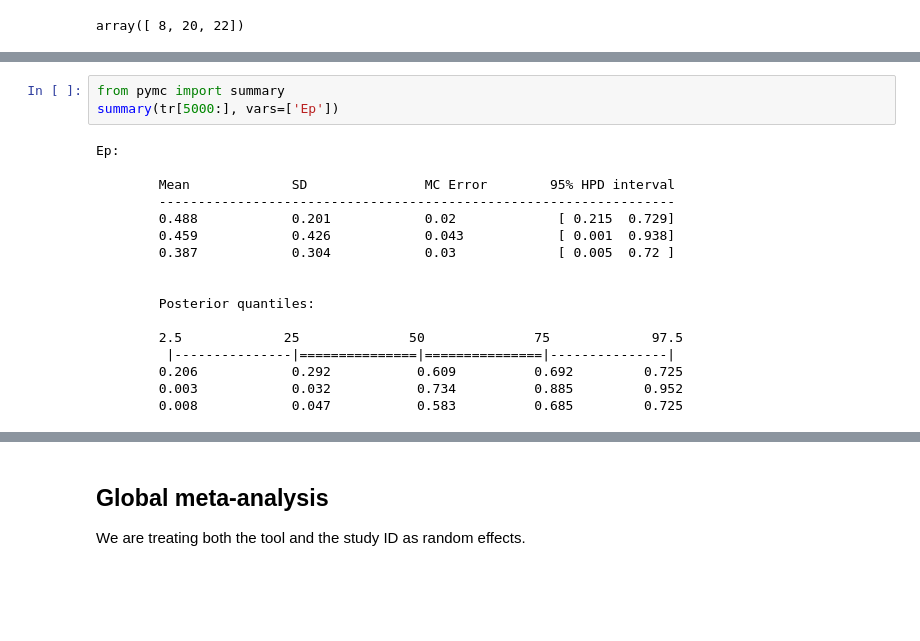
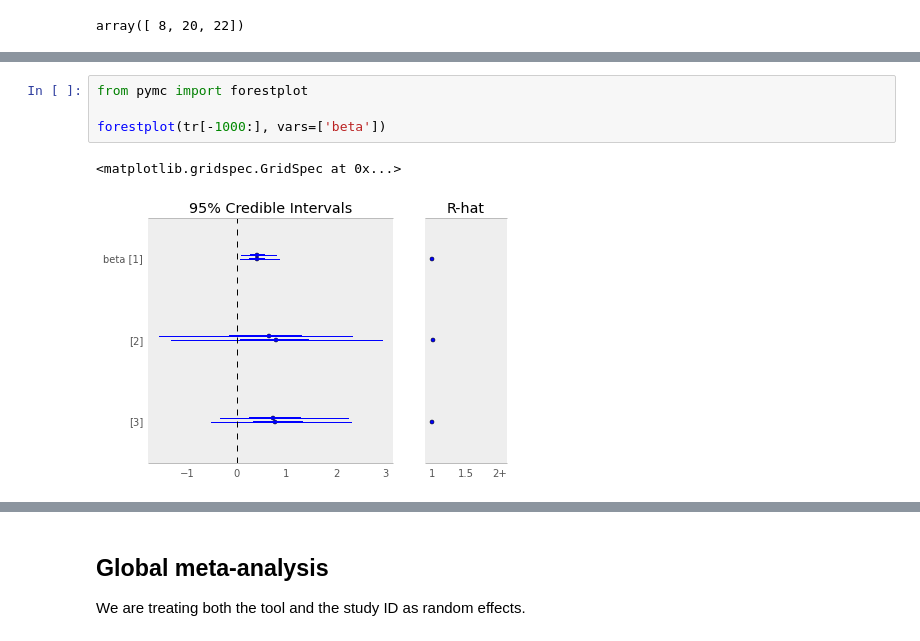
Before and after one commit to fonnesbeck/autism_screening, a Jupyter notebook: Autism Screening Meta-analysis.ipynb, the cells around one changed output, grey strips where cells are left out. Cells and saved outputs as stored; diff of their text form; blank space fills up the shorter version.

```diff
--- a/Autism Screening Meta-analysis.ipynb
+++ b/Autism Screening Meta-analysis.ipynb
@@ -278,23 +300,10 @@ _ = traceplot(tr, vars=['Ep'])
 # %%
-from pymc import summary
-summary(tr[5000:], vars=['Ep'])
+from pymc import forestplot
+
+forestplot(tr[-1000:], vars=['beta'])
 # %% [output]
-Ep:
-
-        Mean             SD               MC Error        95% HPD interval
-        ------------------------------------------------------------------
-        0.488            0.201            0.02             [ 0.215  0.729]
-        0.459            0.426            0.043            [ 0.001  0.938]
-        0.387            0.304            0.03             [ 0.005  0.72 ]
-
-
-        Posterior quantiles:
-
-        2.5             25              50              75             97.5
-         |---------------|===============|===============|---------------|
-        0.206            0.292           0.609          0.692         0.725
-        0.003            0.032           0.734          0.885         0.952
-        0.008            0.047           0.583          0.685         0.725
+<matplotlib.gridspec.GridSpec at 0x...>
+[figure, added]
 # %%
 from pymc import forestplot
 
```
Also changed, not shown: parts of 48 cells of this notebook, 1 other file.
